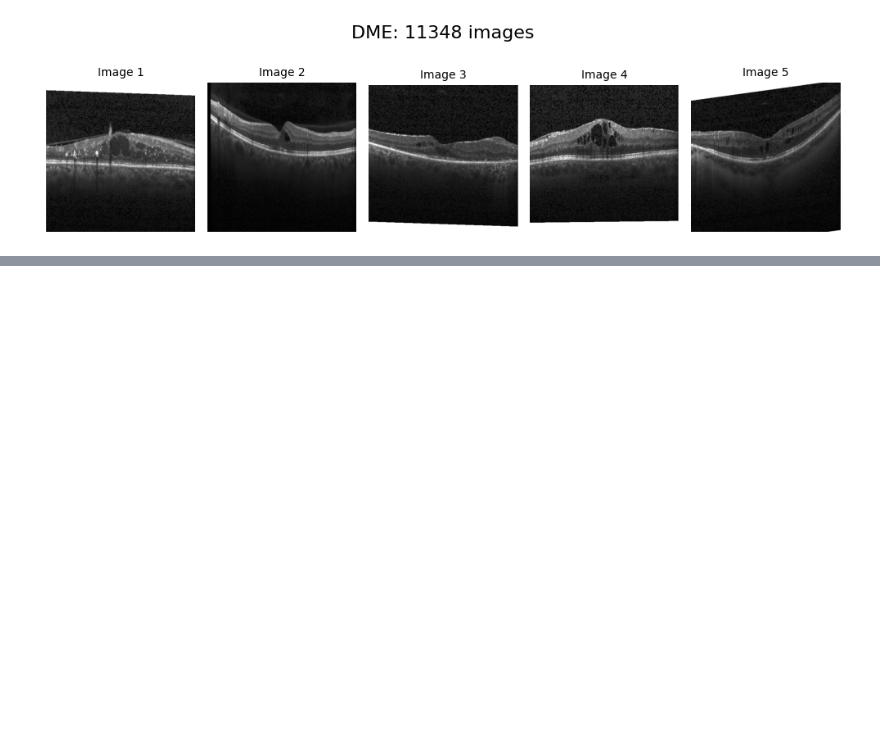
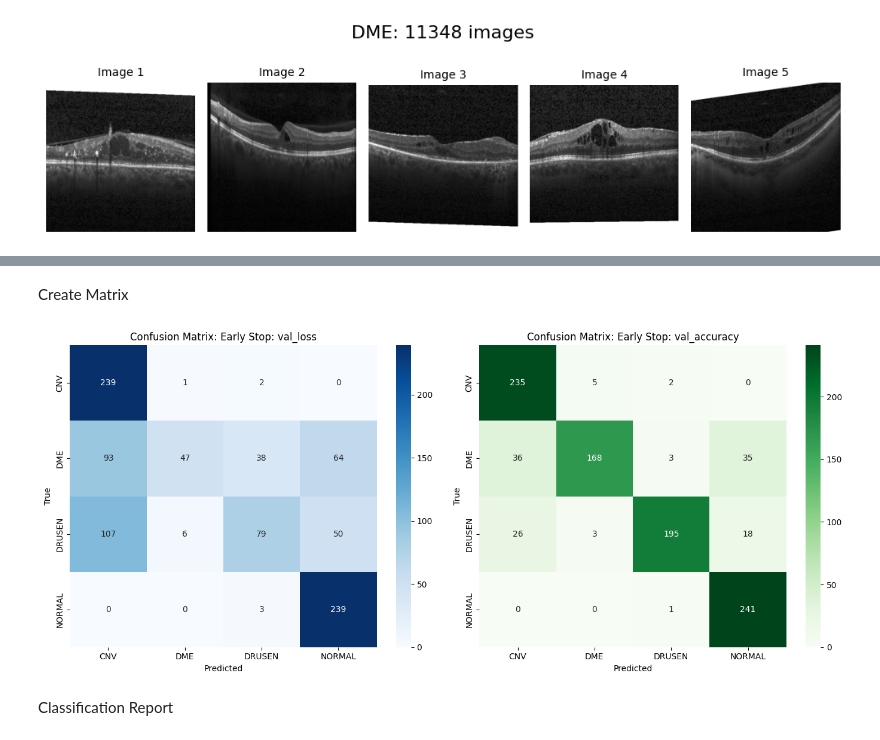
Before and after one commit to Ekin-Deren-Yelken/OCT-Retina-Classifier, a Jupyter notebook: oct-keras.ipynb, the cells around one changed output, grey strips where cells are left out. Saved outputs shown, nothing was run; the diff lists cells and outputs as text; code cells hidden in the pictures; blank space fills up the shorter version.

```diff
--- a/oct-keras.ipynb
+++ b/oct-keras.ipynb
@@ -336,0 +384,42 @@ disp.plot(cmap='Blues', xticks_rotation=45)
+# %% [markdown]
+Create Matrix
+# %%
+from sklearn.metrics import confusion_matrix
+import seaborn as sns
+
+def plot_confusion_comparison(y_true, y_pred1, y_pred2, class_names, labels=("Model 1", "Model 2")):
+    cm1 = confusion_matrix(y_true, y_pred1)
+    cm2 = confusion_matrix(y_true, y_pred2)
+
+    plt.figure(figsize=(14, 6))
+
+    # Model 1
+    plt.subplot(1, 2, 1)
+    sns.heatmap(cm1, annot=True, fmt='d', cmap='Blues',
+                xticklabels=class_names, yticklabels=class_names)
+    plt.title(f'Confusion Matrix: {labels[0]}')
+    plt.xlabel('Predicted')
+    plt.ylabel('True')
+
+    # Model 2
+    plt.subplot(1, 2, 2)
+    sns.heatmap(cm2, annot=True, fmt='d', cmap='Greens',
+                xticklabels=class_names, yticklabels=class_names)
+    plt.title(f'Confusion Matrix: {labels[1]}')
+    plt.xlabel('Predicted')
+    plt.ylabel('True')
+
+    plt.tight_layout()
+    plt.show()
+# %%
+plot_confusion_comparison(
+    y_true,
+    y_pred_loss,
+    y_pred_acc,
+    class_names,
+    labels=("Early Stop: val_loss", "Early Stop: val_accuracy")
+)
+# %% [output]
+[figure, added]
+# %% [markdown]
+Classification Report
```
Also changed, not shown: parts of 53 cells of this notebook.
